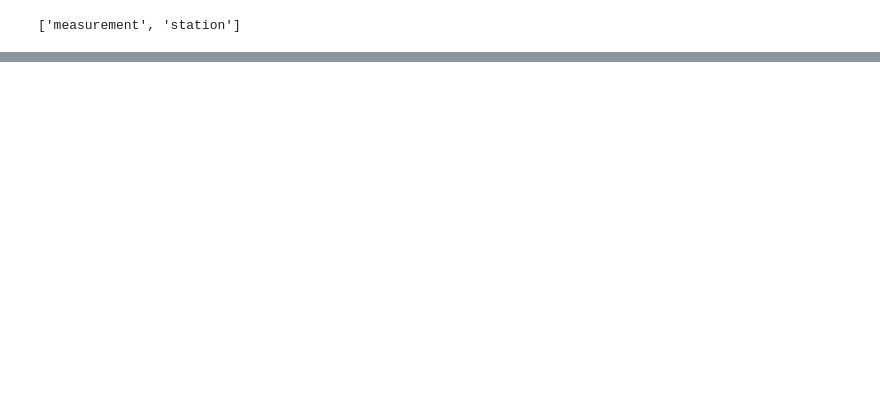
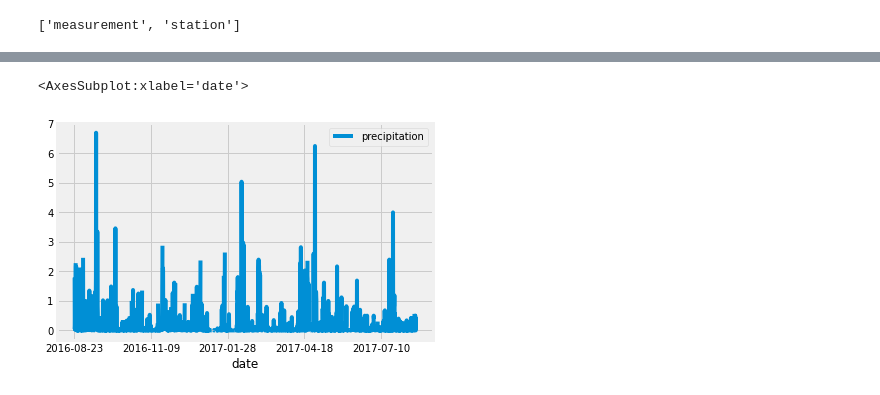
Before and after one commit to arlenawu/surfs-up, a Jupyter notebook: climate_analysis.ipynb, the cells around one changed output, grey strips where cells are left out. Cells and saved outputs as stored; diff of their text form; code cells hidden in the pictures; blank space fills up the shorter version.

Commit message:
added basic plot & statistics

```diff
--- a/climate_analysis.ipynb
+++ b/climate_analysis.ipynb
@@ -32,0 +42,4 @@ session = Session(engine)
+# %%
+# filter out all of the data that is older than a year from the last record date
+results = session.query(Measurement.date, Measurement.prcp).filter(Measurement.date >= prev_year).all()
+print(results)
@@ -32,0 +48,7 @@ session = Session(engine)
+# %%
+# save query results in two column dataframe, date and precipitation
+df = pd.DataFrame(results, columns=['date','precipitation'])
+# %%
+# set index to date column; inplace=True means do not create new dataframe
+df.set_index(df['date'], inplace=True)
+print(df)
@@ -32,0 +92,5 @@ session = Session(engine)
+# %%
+# put dates in chronological order
+df = df.sort_index()
+
+print(df.to_string(index=False))
@@ -32,0 +115,5 @@ session = Session(engine)
+# %%
+df.plot()
+# %% [output]
+<AxesSubplot:xlabel='date'>
+[figure, added]
```
Also changed, not shown: parts of 7 cells of this notebook.
